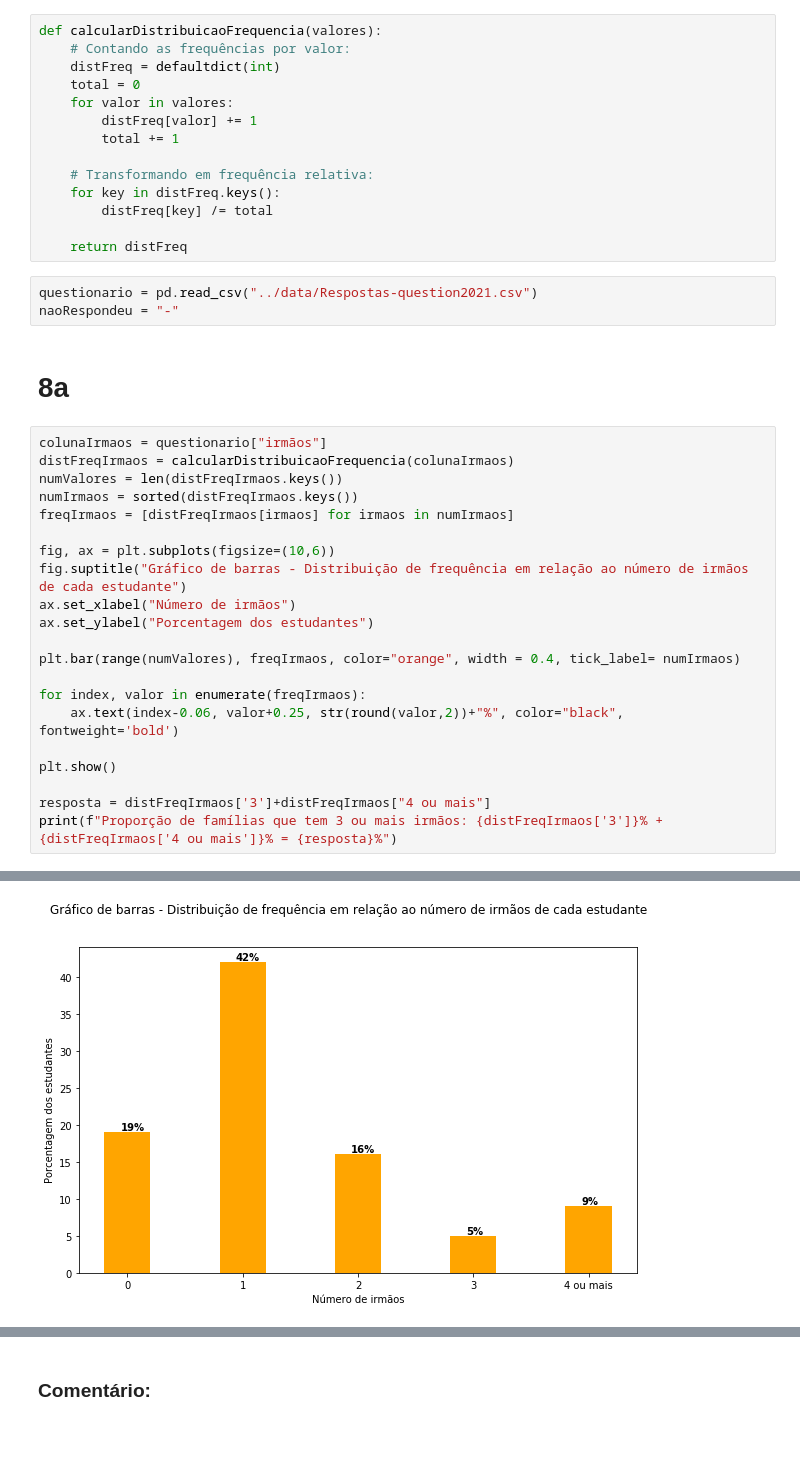
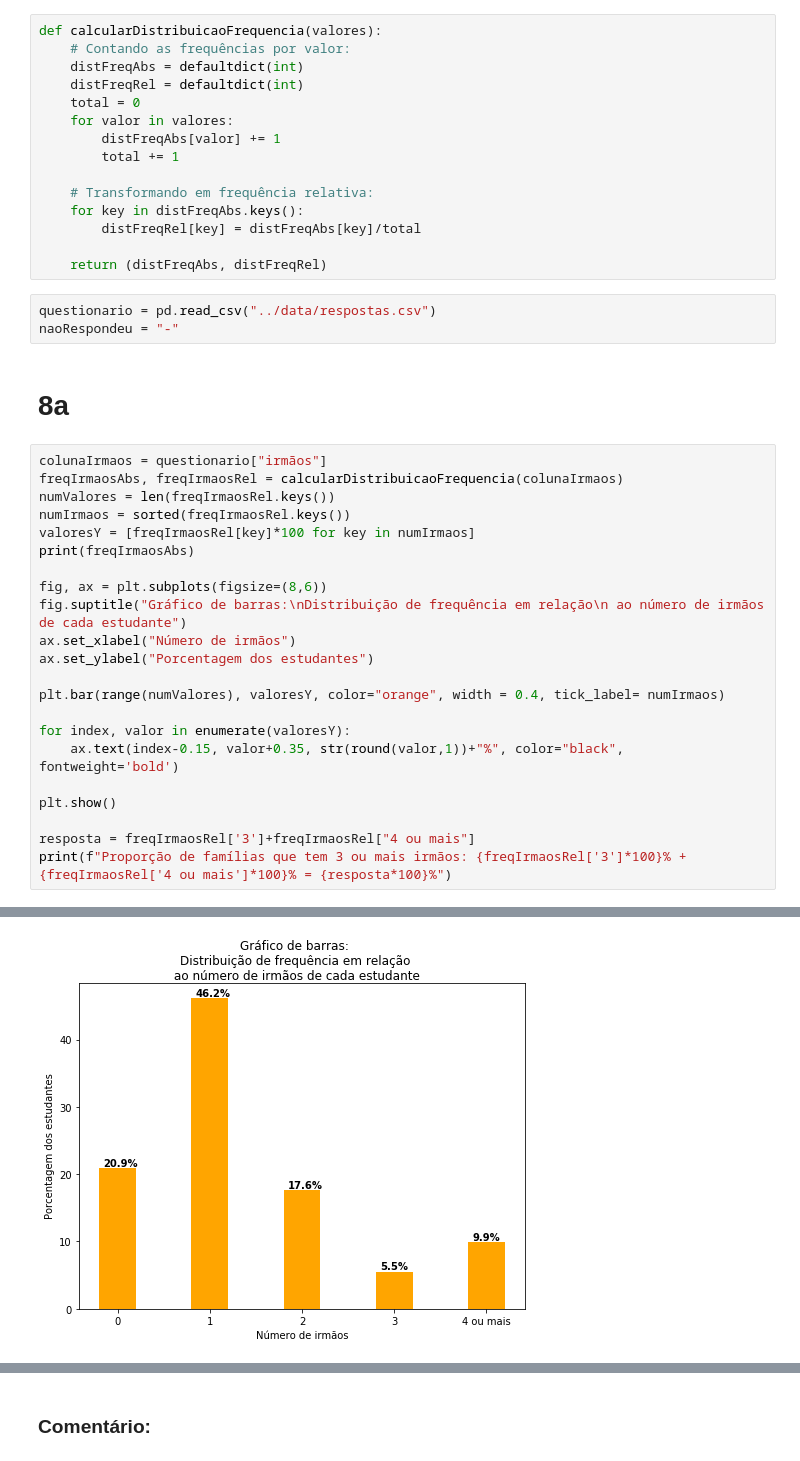
Before and after one commit to mateuslatrova/Estatistica-Probabilidade, a Jupyter notebook: Descriptive Statistics/classe03.ipynb, the cells around one changed output, grey strips where cells are left out. Cells and saved outputs as stored; diff of their text form.

```diff
--- a/Descriptive Statistics/classe03.ipynb
+++ b/Descriptive Statistics/classe03.ipynb
@@ -6,41 +6,43 @@ from collections import defaultdict
 # %%
 def calcularDistribuicaoFrequencia(valores):
     # Contando as frequências por valor:
-    distFreq = defaultdict(int)
+    distFreqAbs = defaultdict(int)
+    distFreqRel = defaultdict(int)
     total = 0
     for valor in valores:
-        distFreq[valor] += 1
+        distFreqAbs[valor] += 1
         total += 1
 
     # Transformando em frequência relativa:
-    for key in distFreq.keys():
-        distFreq[key] /= total
+    for key in distFreqAbs.keys():
+        distFreqRel[key] = distFreqAbs[key]/total
 
-    return distFreq
+    return (distFreqAbs, distFreqRel)
 # %%
-questionario = pd.read_csv("../data/Respostas-question2021.csv")
+questionario = pd.read_csv("../data/respostas.csv")
 naoRespondeu = "-"
 # %% [markdown]
 # 8a
 # %%
 colunaIrmaos = questionario["irmãos"]
-distFreqIrmaos = calcularDistribuicaoFrequencia(colunaIrmaos)
-numValores = len(distFreqIrmaos.keys())
-numIrmaos = sorted(distFreqIrmaos.keys())
-freqIrmaos = [distFreqIrmaos[irmaos] for irmaos in numIrmaos]
+freqIrmaosAbs, freqIrmaosRel = calcularDistribuicaoFrequencia(colunaIrmaos)
+numValores = len(freqIrmaosRel.keys())
+numIrmaos = sorted(freqIrmaosRel.keys())
+valoresY = [freqIrmaosRel[key]*100 for key in numIrmaos]
+print(freqIrmaosAbs)
 
-fig, ax = plt.subplots(figsize=(10,6))
-fig.suptitle("Gráfico de barras - Distribuição de frequência em relação ao número de irmãos de cada estudante")
+fig, ax = plt.subplots(figsize=(8,6))
+fig.suptitle("Gráfico de barras:\nDistribuição de frequência em relação\n ao número de irmãos de cada estudante")
 ax.set_xlabel("Número de irmãos")
 ax.set_ylabel("Porcentagem dos estudantes")
 
-plt.bar(range(numValores), freqIrmaos, color="orange", width = 0.4, tick_label= numIrmaos)
+plt.bar(range(numValores), valoresY, color="orange", width = 0.4, tick_label= numIrmaos)
 
-for index, valor in enumerate(freqIrmaos):
-    ax.text(index-0.06, valor+0.25, str(round(valor,2))+"%", color="black", fontweight='bold')
+for index, valor in enumerate(valoresY):
+    ax.text(index-0.15, valor+0.35, str(round(valor,1))+"%", color="black", fontweight='bold')
 
 plt.show()
 
-resposta = distFreqIrmaos['3']+distFreqIrmaos["4 ou mais"]
-print(f"Proporção de famílias que tem 3 ou mais irmãos: {distFreqIrmaos['3']}% + {distFreqIrmaos['4 ou mais']}% = {resposta}%")
+resposta = freqIrmaosRel['3']+freqIrmaosRel["4 ou mais"]
+print(f"Proporção de famílias que tem 3 ou mais irmãos: {freqIrmaosRel['3']*100}% + {freqIrmaosRel['4 ou mais']*100}% = {resposta*100}%")
 # %% [output]
@@ -47 +50 @@ print(f"Proporção de famílias que tem 3 ou mais irmãos: {distFreqIrmaos['3']
-[figure, old version]
+[figure, new version]
```
Also changed, not shown: parts of 8 cells of this notebook, 1 other file.
